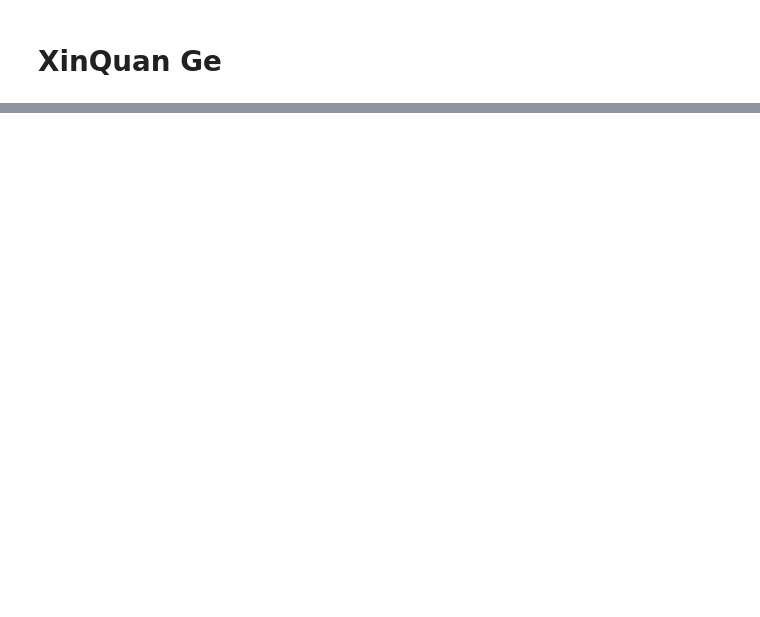
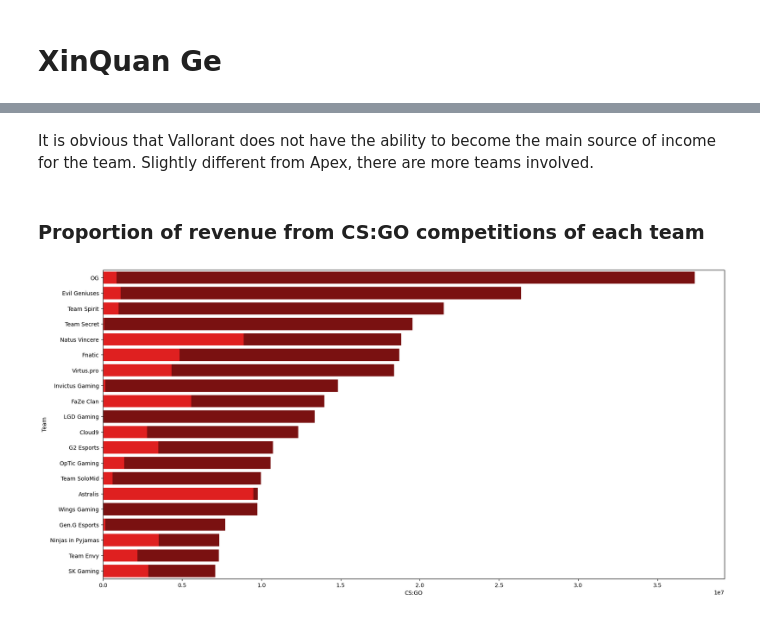
Before and after one commit to ubco-W2022T1-cosc301/project-group08, a Jupyter notebook: notebooks/analysis2.ipynb, the cells around one changed output, grey strips where cells are left out. Saved outputs shown, nothing was run; the diff lists cells and outputs as text; code cells hidden in the pictures; blank space fills up the shorter version.

```diff
--- a/notebooks/analysis2.ipynb
+++ b/notebooks/analysis2.ipynb
@@ -59,0 +96,13 @@ win_by_player
+# %% [markdown]
+It is obvious that Vallorant does not have the ability to become the main source of income for the team. Slightly different from Apex, there are more teams involved.
+# %% [markdown]
+### Proportion of revenue from CS:GO competitions of each team
+# %%
+df_CS=df_hot[["Team","prize money","CS:GO"]]
+df_CS=df_CS[df_CS["CS:GO"]>=0]
+df_CS
+bar1=sns.barplot(data=df_CS,y="Team",x="prize money",color='darkred')
+bar2=sns.barplot(data=df_CS,y="Team",x="CS:GO",color='red')
+plt.gcf().set_size_inches(20,10)
+# %% [output]
+[figure, added]
```
Also changed, not shown: parts of 45 cells of this notebook, 1 other file.
